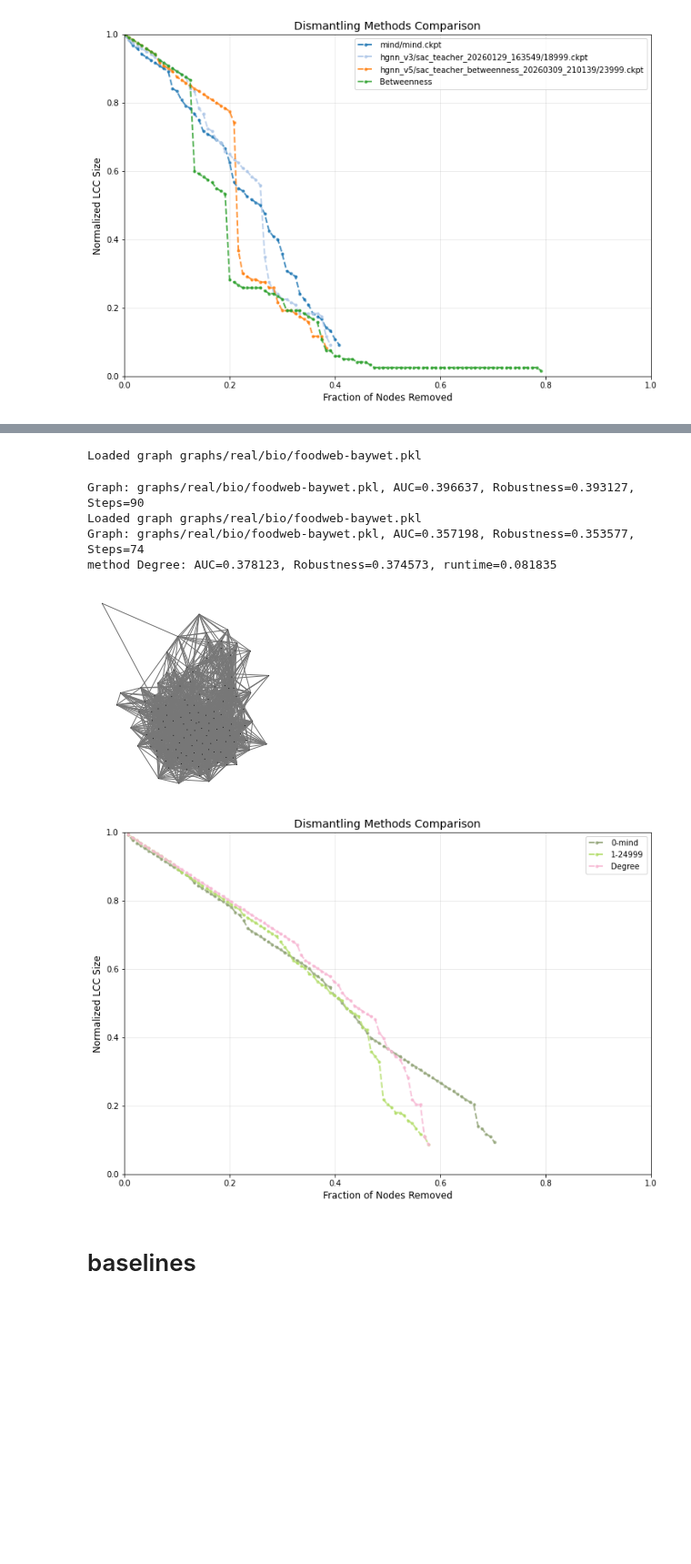
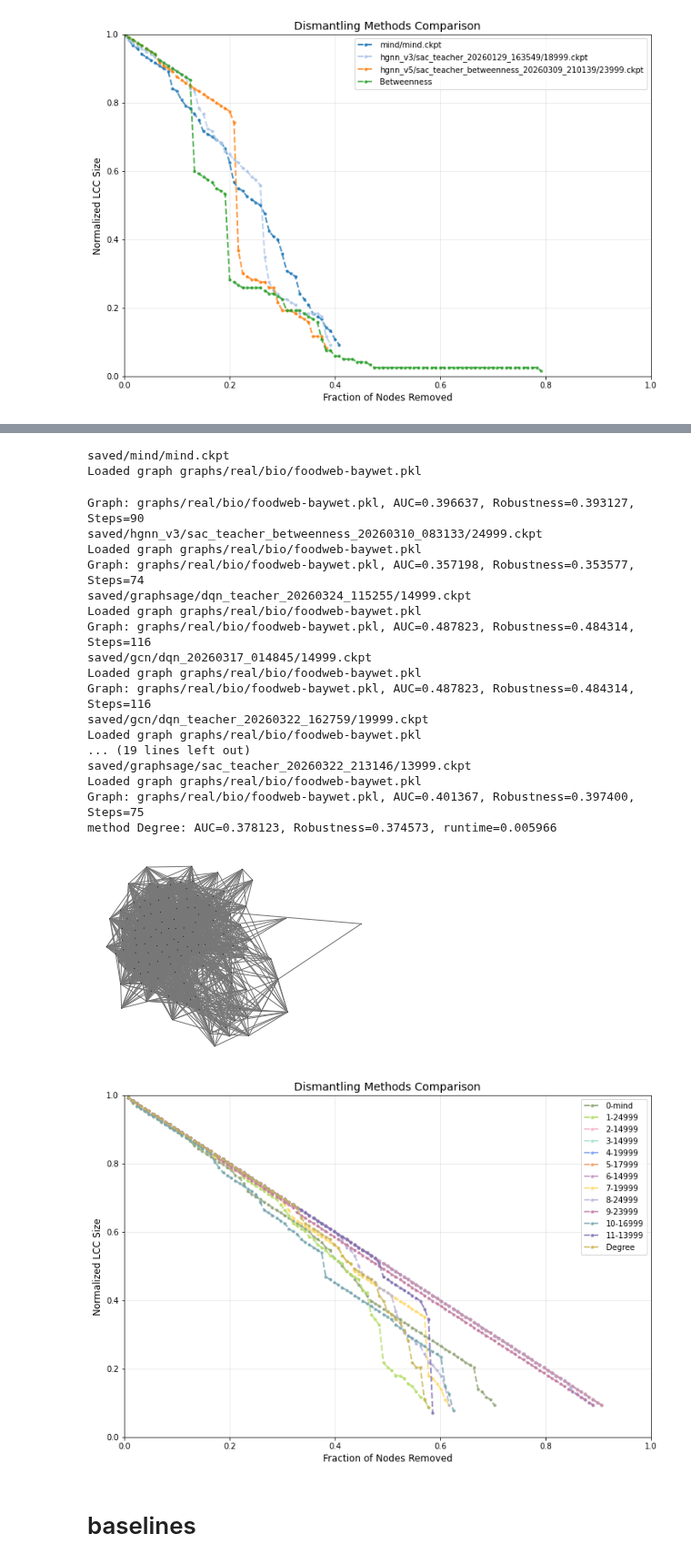
Before and after one commit to Rich-Chaw/MIND-ND, a Jupyter notebook: baseline.ipynb, the cells around one changed output, grey strips where cells are left out. Shown at 91% size. Drawn from its saved outputs; the diff is of its cells as text; code cells hidden in the pictures; blank space fills up the shorter version.

```diff
--- a/baseline.ipynb
+++ b/baseline.ipynb
@@ -106,12 +106,12 @@ from baseline import baseline_dismantling,METHODS
 # g = barbell(120,p_in=0.1,path_len=3,type="ER")
 
 
-# g = WS(5000,k=4,p=0.3)
+g = WS(1000,k=4,p=0.3)
 # g = ER(5000,p=0.001)
 # g = LPA(5000,m=4,gamma=2.5)
 # g = BA(1000,m=4)
-with open('graphs/test/BA_n_1000_m_4.pkl','wb') as f:
-    pickle.dump(g,f)
+# with open('graphs/test/BA_n_1000_m_4.pkl','wb') as f:
+#     pickle.dump(g,f)
 
 # g = load_g('graphs/test/BA_n_1000_m_5.pkl',name='test')
 # g = load_g('graphs/test/ER_n_500_p_0.015.pkl',name='test')
@@ -312,7 +312,7 @@ from utils.structural_diversity_analysis import analyze_powerlaw
 # g_name = 'graphs/real/bio/.pkl'
 
 
-g_name = 'graphs/real/bio/foodweb-baywet.pkl'
+# g_name = 'graphs/real/bio/foodweb-baywet.pkl'
 # g_name = 'graphs/real/bio/foodweb-baydry.pkl'
 # g_name = 'graphs/real/bio/maayan-foodweb.pkl'
 # g_name = 'graphs/real/bio/dimacs10-celegansneural.pkl'
@@ -330,6 +330,7 @@ g_name = 'graphs/real/bio/foodweb-baywet.pkl'
 # g_name = 'graphs/real/social/pajek-erdos.pkl'
 # g_name = 'graphs/real/social/ego-twitter.pkl'
 # g_name = 'graphs/real/social/munmun_digg_reply_LCC.pkl'
+g_name = 'graphs/real/social/slashdot-threads.pkl'
 
 # g_name = 'graphs/real/information/econ-wm1.pkl'
 # g_name = 'graphs/real/information/dimacs10-polblogs.pkl'
@@ -358,18 +359,35 @@ g_lcc = g.connected_components().giant()
 plot_graph(g_lcc)
 print(statistics(g_lcc))
 analyze_powerlaw(g_lcc)
+exit()
 
 all_results = {}
+# compare_mind_ckpts = [
+#                     'saved/mind/mind.ckpt',
+#                     # 'saved/hgnn_v3/sac_teacher_20260129_163549/18999.ckpt',
+#                     # 'saved/hgnn_v4/sac_20260216_102427/53999.ckpt',
+#                     # 'saved/hgnn_v4/sac_teacher_betweenness_20260201_151201/40999.ckpt',
+#                     # 'saved/hgnn_v5/sac_teacher_betweenness_20260309_210139/23999.ckpt',
+#                     'saved/hgnn_v3/sac_teacher_betweenness_20260310_083133/24999.ckpt'
+#                     ]
 compare_mind_ckpts = [
                     'saved/mind/mind.ckpt',
-                    # 'saved/hgnn_v3/sac_teacher_20260129_163549/18999.ckpt',
-                    # 'saved/hgnn_v4/sac_20260216_102427/53999.ckpt',
-                    # 'saved/hgnn_v4/sac_teacher_betweenness_20260201_151201/40999.ckpt',
-                    # 'saved/hgnn_v5/sac_teacher_betweenness_20260309_210139/23999.ckpt',
-                    'saved/hgnn_v3/sac_teacher_betweenness_20260310_083133/24999.ckpt'
+                    'saved/hgnn_v3/sac_teacher_betweenness_20260310_083133/24999.ckpt',
+                    'saved/graphsage/dqn_teacher_20260324_115255/14999.ckpt',
+                    'saved/gcn/dqn_20260317_014845/14999.ckpt', #GCN DQN
+                    'saved/gcn/dqn_teacher_20260322_162759/19999.ckpt', #GCN DQN None
+                    'saved/gcn/dqn_teacher_20260322_190135/17999.ckpt', #GCN DQN PRE
+                    'saved/gcn/dqn_teacher_20260322_202521/14999.ckpt', #GCN DQN PRE+RS*0.1(训练时间不足..)
+                    'saved/gcn/sac_20260316_144026/19999.ckpt', #GCN SAC
+                    'saved/graphsage/dqn_20260316_183559/24999.ckpt', #GraphSAGE DQN
+                    'saved/graphsage/dqn_teacher_20260316_194430/23999.ckpt', #GraphSAGE DQN PRE
+                    'saved/graphsage/sac_20260316_144118/16999.ckpt', #GraphSAGE SAC
+                    'saved/graphsage/sac_teacher_20260322_213146/13999.ckpt', #GraphSAGE SAC BC+RS
+                    # 'saved/gat/sac_20260320_113356/7999.ckpt'
                     ]
 
 for idx, ckpt_pth in enumerate(compare_mind_ckpts):
+    print(ckpt_pth)
     gnn = ckpt_pth.split("/")[1]
     _, _, removals  = mind_dismantling(g_lcc,step_ratio=0.0,ckpt_pth=ckpt_pth)
     method_name = str(idx)+ '-' + os.path.basename(ckpt_pth).replace('.ckpt', '')
@@ -410,11 +428,25 @@ graphs/real/bio/foodweb-baywet.pkl 128
 Calculating best minimal value for power law fit
+saved/mind/mind.ckpt
 Loaded graph graphs/real/bio/foodweb-baywet.pkl
 Graph: graphs/real/bio/foodweb-baywet.pkl, AUC=0.396637, Robustness=0.393127, Steps=90
+saved/hgnn_v3/sac_teacher_betweenness_20260310_083133/24999.ckpt
 Loaded graph graphs/real/bio/foodweb-baywet.pkl
 Graph: graphs/real/bio/foodweb-baywet.pkl, AUC=0.357198, Robustness=0.353577, Steps=74
-method Degree: AUC=0.378123, Robustness=0.374573, runtime=0.081835
+saved/graphsage/dqn_teacher_20260324_115255/14999.ckpt
+Loaded graph graphs/real/bio/foodweb-baywet.pkl
+Graph: graphs/real/bio/foodweb-baywet.pkl, AUC=0.487823, Robustness=0.484314, Steps=116
+saved/gcn/dqn_20260317_014845/14999.ckpt
+Loaded graph graphs/real/bio/foodweb-baywet.pkl
+Graph: graphs/real/bio/foodweb-baywet.pkl, AUC=0.487823, Robustness=0.484314, Steps=116
+saved/gcn/dqn_teacher_20260322_162759/19999.ckpt
+Loaded graph graphs/real/bio/foodweb-baywet.pkl
+... (19 lines left out)
+saved/graphsage/sac_teacher_20260322_213146/13999.ckpt
+Loaded graph graphs/real/bio/foodweb-baywet.pkl
+Graph: graphs/real/bio/foodweb-baywet.pkl, AUC=0.401367, Robustness=0.397400, Steps=75
+method Degree: AUC=0.378123, Robustness=0.374573, runtime=0.005966
-[figure, old version]
+[figure, new version]
-[figure, old version]
+[figure, new version]
 # %% [markdown]
 # baselines
 # %%
```
Also changed, not shown: parts of 2 cells of this notebook, 2 other files.
